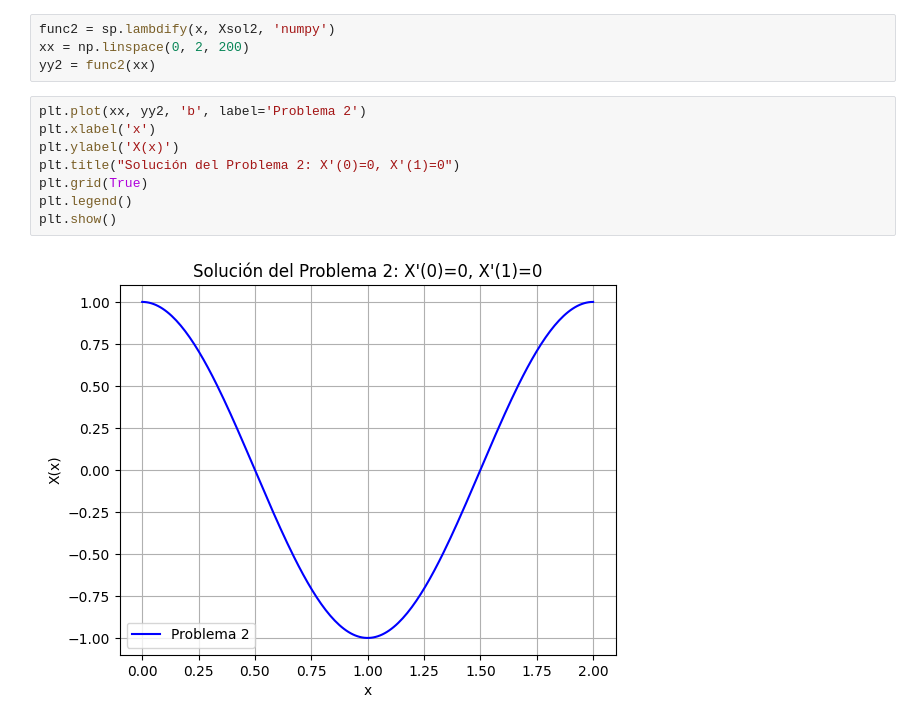
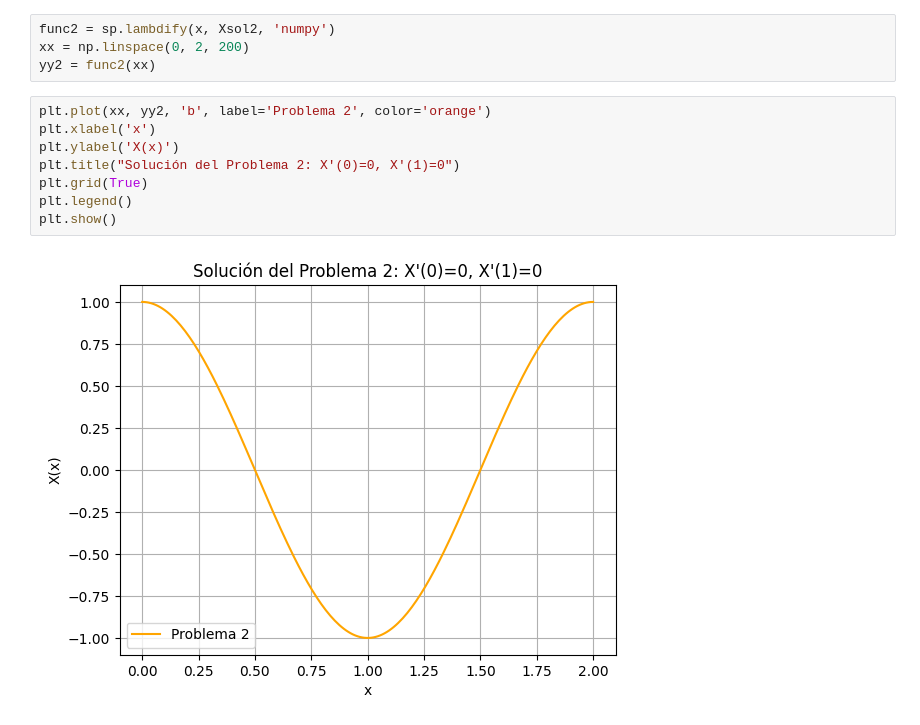
Before and after one commit to lpaolariosm/Ecuaciones-Diferenciales-Parciales-I, a Jupyter notebook: Problemas de Sturm-Liouville.ipynb, the cells around one changed output. Saved outputs shown, nothing was run; the diff lists cells and outputs as text.

```diff
--- a/Problemas de Sturm-Liouville.ipynb
+++ b/Problemas de Sturm-Liouville.ipynb
@@ -101,12 +99,12 @@ func2 = sp.lambdify(x, Xsol2, 'numpy')
 xx = np.linspace(0, 2, 200)
 yy2 = func2(xx)
 # %%
-plt.plot(xx, yy2, 'b', label='Problema 2')
+plt.plot(xx, yy2, 'b', label='Problema 2', color='orange')
 plt.xlabel('x')
 plt.ylabel('X(x)')
 plt.title("Solución del Problema 2: X'(0)=0, X'(1)=0")
 plt.grid(True)
 plt.legend()
 plt.show()
 # %% [output]
-[figure, old version]
+[figure, new version]
```
Also changed, not shown: parts of 2 cells of this notebook.
